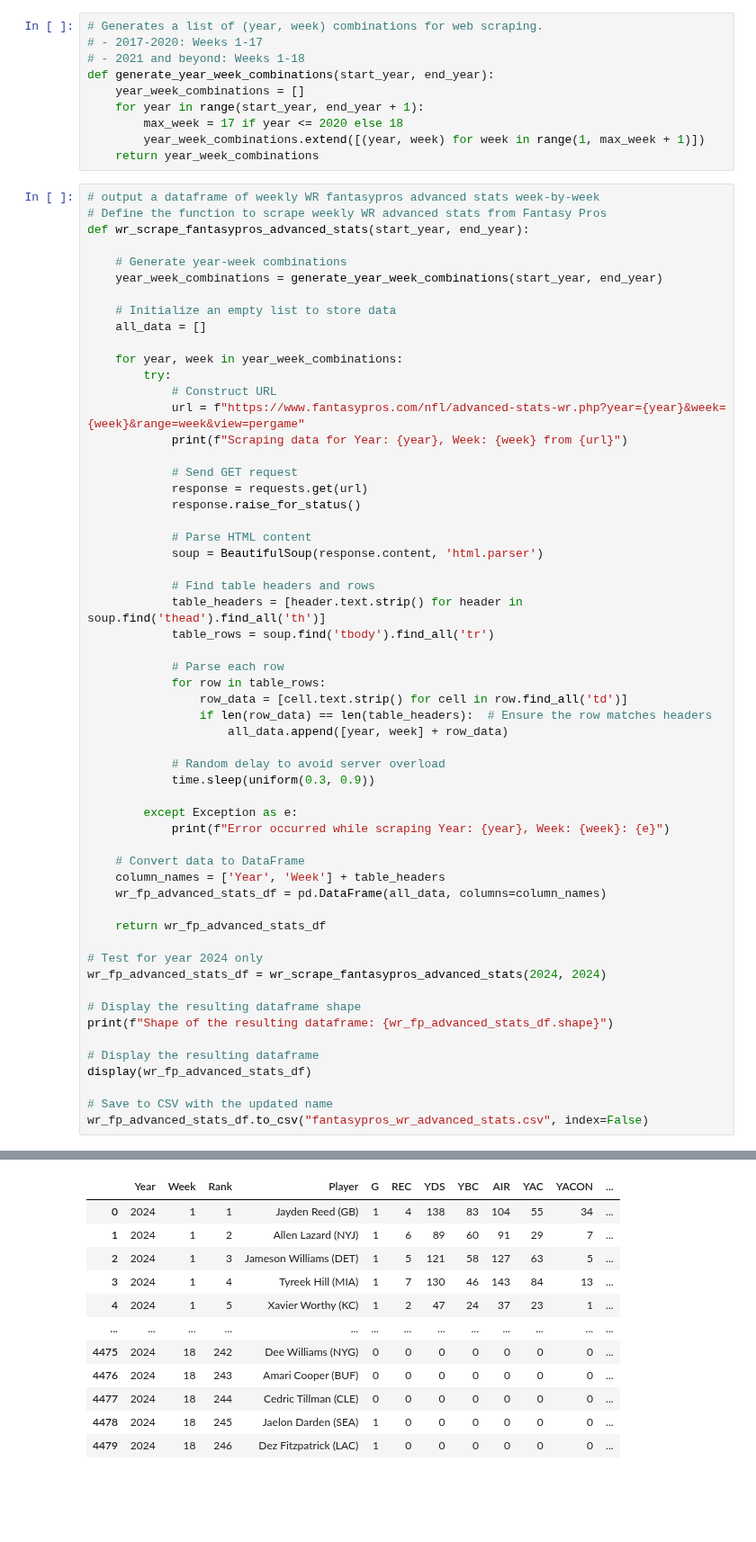
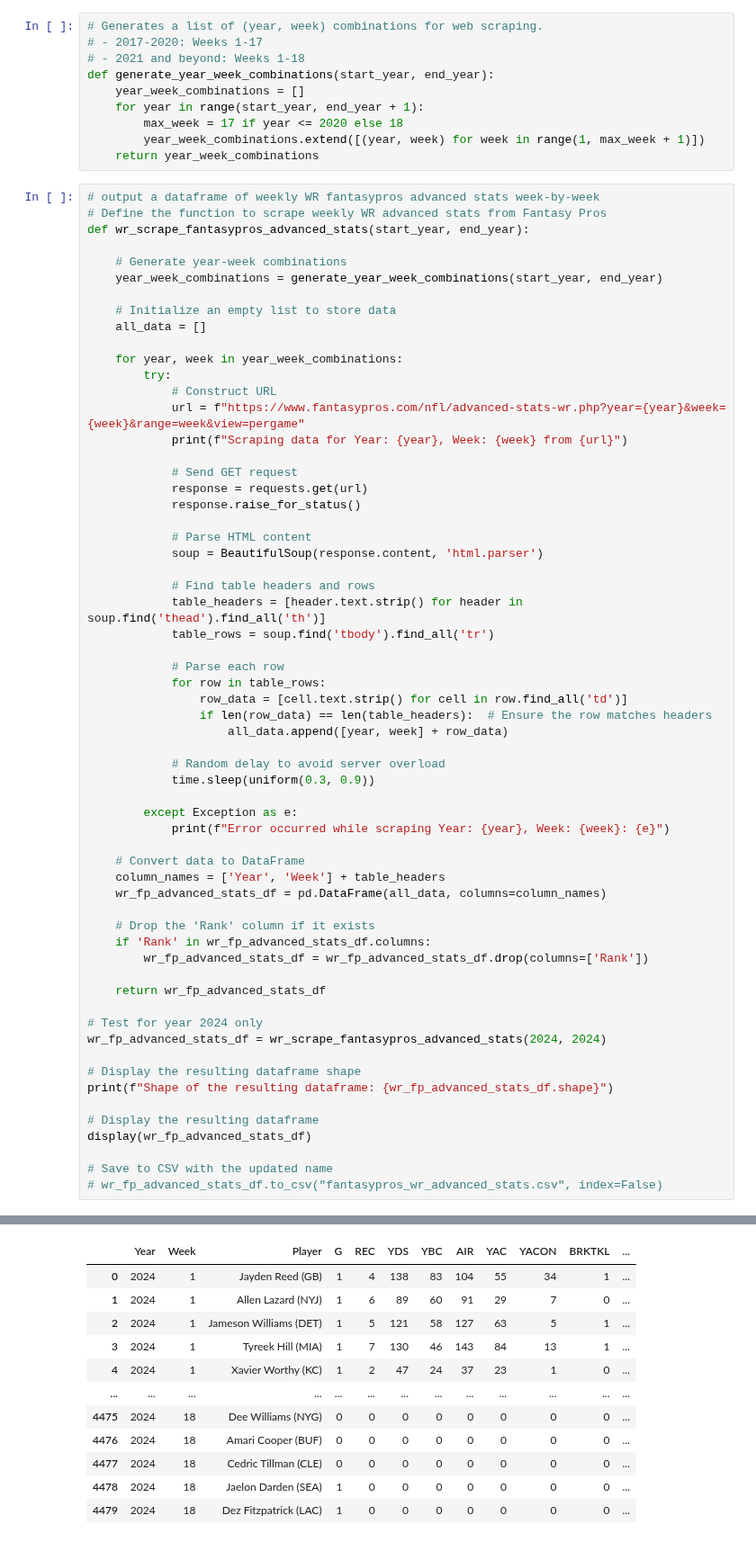
Before and after one commit to ARCtechmo/fanfav, a Jupyter notebook: wr_df.ipynb, the cells around one changed output, grey strips where cells are left out. Shown at 90% size. Saved outputs shown, nothing was run; the diff lists cells and outputs as text; blank space fills up the shorter version.

Commit message:
created the dataframe for fantasypros; next perform an integrity check and slight modification to the player column

```diff
--- a/wr_df.ipynb
+++ b/wr_df.ipynb
@@ -362,6 +362,10 @@ def wr_scrape_fantasypros_advanced_stats(start_year, end_year):
     column_names = ['Year', 'Week'] + table_headers
     wr_fp_advanced_stats_df = pd.DataFrame(all_data, columns=column_names)
 
+    # Drop the 'Rank' column if it exists
+    if 'Rank' in wr_fp_advanced_stats_df.columns:
+        wr_fp_advanced_stats_df = wr_fp_advanced_stats_df.drop(columns=['Rank'])
+
     return wr_fp_advanced_stats_df
 
 # Test for year 2024 only
@@ -374,7 +378,7 @@ print(f"Shape of the resulting dataframe: {wr_fp_advanced_stats_df.shape}")
 display(wr_fp_advanced_stats_df)
 
 # Save to CSV with the updated name
-wr_fp_advanced_stats_df.to_csv("fantasypros_wr_advanced_stats.csv", index=False)
+# wr_fp_advanced_stats_df.to_csv("fantasypros_wr_advanced_stats.csv", index=False)
 # %% [output]
 Scraping data for Year: 2024, Week: 1 from https://www.fantasypros.com/nfl/advanced-stats-wr.php?year=2024&week=1&range=week&view=pergame
 Scraping data for Year: 2024, Week: 2 from https://www.fantasypros.com/nfl/advanced-stats-wr.php?year=2024&week=2&range=week&view=pergame
@@ -398,12 +402,12 @@ Shape of the resulting dataframe: (4480, 21)
-|  | Year | Week | Rank | Player | G | REC | YDS | YBC | AIR | YAC | YACON | ... |
-| 0 | 2024 | 1 | 1 | Jayden Reed (GB) | 1 | 4 | 138 | 83 | 104 | 55 | 34 | ... |
-| 1 | 2024 | 1 | 2 | Allen Lazard (NYJ) | 1 | 6 | 89 | 60 | 91 | 29 | 7 | ... |
-| 2 | 2024 | 1 | 3 | Jameson Williams (DET) | 1 | 5 | 121 | 58 | 127 | 63 | 5 | ... |
-| 3 | 2024 | 1 | 4 | Tyreek Hill (MIA) | 1 | 7 | 130 | 46 | 143 | 84 | 13 | ... |
-| 4 | 2024 | 1 | 5 | Xavier Worthy (KC) | 1 | 2 | 47 | 24 | 37 | 23 | 1 | ... |
+|  | Year | Week | Player | G | REC | YDS | YBC | AIR | YAC | YACON | BRKTKL | ... |
+| 0 | 2024 | 1 | Jayden Reed (GB) | 1 | 4 | 138 | 83 | 104 | 55 | 34 | 1 | ... |
+| 1 | 2024 | 1 | Allen Lazard (NYJ) | 1 | 6 | 89 | 60 | 91 | 29 | 7 | 0 | ... |
+| 2 | 2024 | 1 | Jameson Williams (DET) | 1 | 5 | 121 | 58 | 127 | 63 | 5 | 1 | ... |
+| 3 | 2024 | 1 | Tyreek Hill (MIA) | 1 | 7 | 130 | 46 | 143 | 84 | 13 | 1 | ... |
+| 4 | 2024 | 1 | Xavier Worthy (KC) | 1 | 2 | 47 | 24 | 37 | 23 | 1 | 0 | ... |
 | ... | ... | ... | ... | ... | ... | ... | ... | ... | ... | ... | ... | ... |
-| 4475 | 2024 | 18 | 242 | Dee Williams (NYG) | 0 | 0 | 0 | 0 | 0 | 0 | 0 | ... |
-| 4476 | 2024 | 18 | 243 | Amari Cooper (BUF) | 0 | 0 | 0 | 0 | 0 | 0 | 0 | ... |
-| 4477 | 2024 | 18 | 244 | Cedric Tillman (CLE) | 0 | 0 | 0 | 0 | 0 | 0 | 0 | ... |
-| 4478 | 2024 | 18 | 245 | Jaelon Darden (SEA) | 1 | 0 | 0 | 0 | 0 | 0 | 0 | ... |
-| 4479 | 2024 | 18 | 246 | Dez Fitzpatrick (LAC) | 1 | 0 | 0 | 0 | 0 | 0 | 0 | ... |
+| 4475 | 2024 | 18 | Dee Williams (NYG) | 0 | 0 | 0 | 0 | 0 | 0 | 0 | 0 | ... |
+| 4476 | 2024 | 18 | Amari Cooper (BUF) | 0 | 0 | 0 | 0 | 0 | 0 | 0 | 0 | ... |
+| 4477 | 2024 | 18 | Cedric Tillman (CLE) | 0 | 0 | 0 | 0 | 0 | 0 | 0 | 0 | ... |
+| 4478 | 2024 | 18 | Jaelon Darden (SEA) | 1 | 0 | 0 | 0 | 0 | 0 | 0 | 0 | ... |
+| 4479 | 2024 | 18 | Dez Fitzpatrick (LAC) | 1 | 0 | 0 | 0 | 0 | 0 | 0 | 0 | ... |
```
Also changed, not shown: parts of 7 cells of this notebook.
